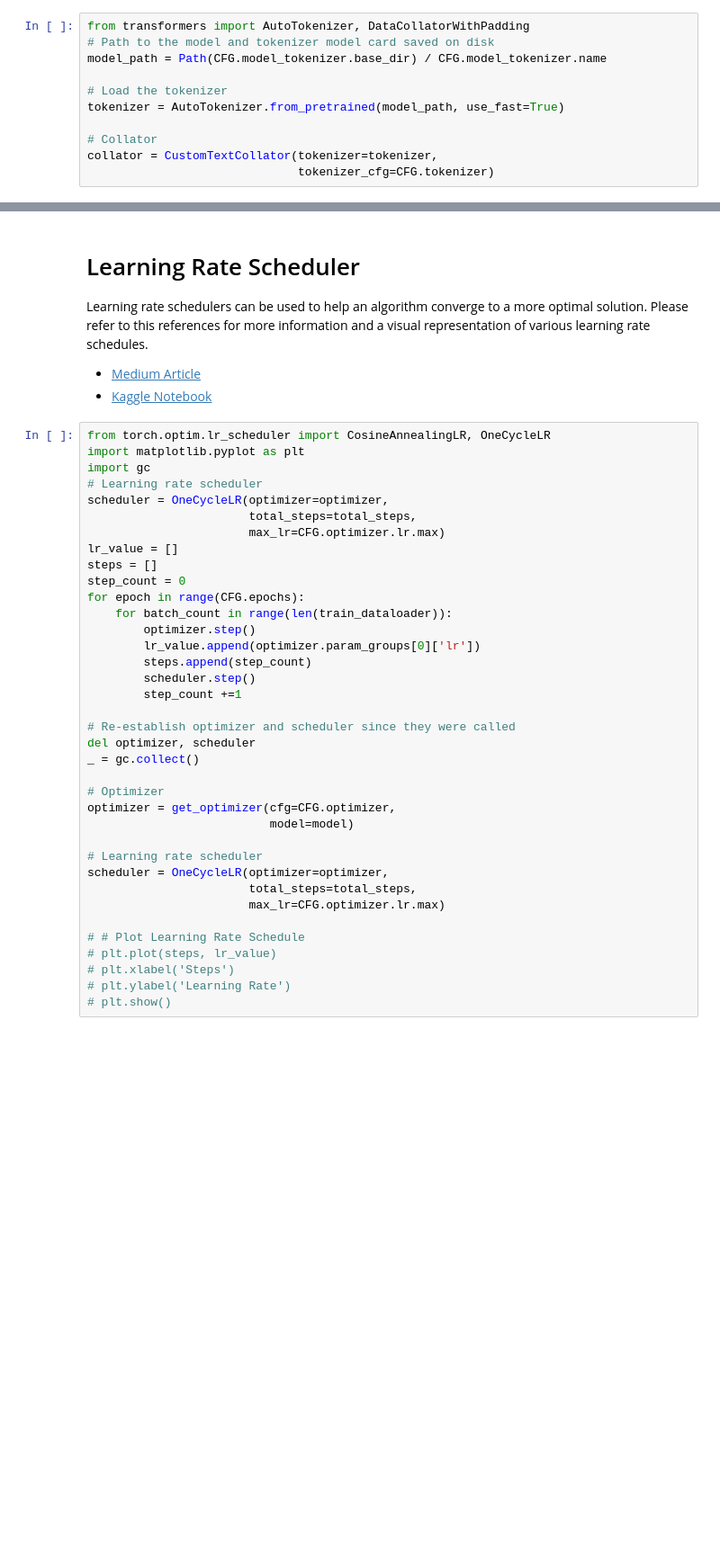
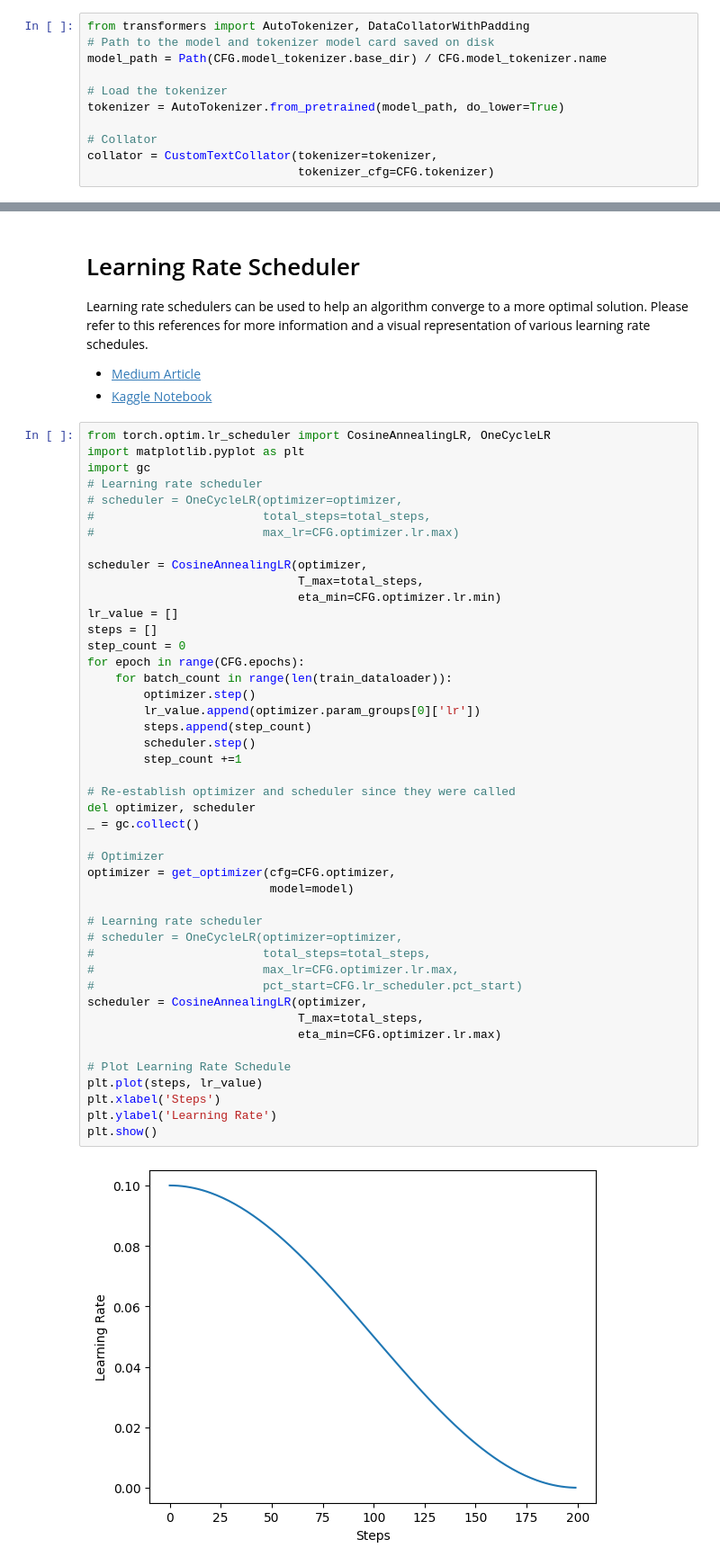
Before and after one commit to mddunlap924/PyTorch-LLM, a Jupyter notebook: notebooks/training.ipynb, the cells around one changed output, grey strips where cells are left out. Shown at 90% size. Saved outputs shown, nothing was run; the diff lists cells and outputs as text; blank space fills up the shorter version.

```diff
--- a/notebooks/training.ipynb
+++ b/notebooks/training.ipynb
@@ -162,7 +162,7 @@ from transformers import AutoTokenizer, DataCollatorWithPadding
 model_path = Path(CFG.model_tokenizer.base_dir) / CFG.model_tokenizer.name
 
 # Load the tokenizer
-tokenizer = AutoTokenizer.from_pretrained(model_path, use_fast=True)
+tokenizer = AutoTokenizer.from_pretrained(model_path, do_lower=True)
 
 # Collator
 collator = CustomTextCollator(tokenizer=tokenizer,
@@ -293,40 +319,50 @@ Learning rate schedulers can be used to help an algorithm converge to a more opt
 # %%
 from torch.optim.lr_scheduler import CosineAnnealingLR, OneCycleLR
 import matplotlib.pyplot as plt
 import gc
 # Learning rate scheduler
-scheduler = OneCycleLR(optimizer=optimizer,
-                       total_steps=total_steps,
-                       max_lr=CFG.optimizer.lr.max)
+# scheduler = OneCycleLR(optimizer=optimizer,
+#                        total_steps=total_steps,
+#                        max_lr=CFG.optimizer.lr.max)
+
+scheduler = CosineAnnealingLR(optimizer,
+                              T_max=total_steps,
+                              eta_min=CFG.optimizer.lr.min)
 lr_value = []
 steps = []
 step_count = 0
 for epoch in range(CFG.epochs):
     for batch_count in range(len(train_dataloader)):
         optimizer.step()
         lr_value.append(optimizer.param_groups[0]['lr'])
         steps.append(step_count)
         scheduler.step()
         step_count +=1
 
 # Re-establish optimizer and scheduler since they were called
 del optimizer, scheduler
 _ = gc.collect()
 
 # Optimizer
 optimizer = get_optimizer(cfg=CFG.optimizer,
                           model=model)
 
 # Learning rate scheduler
-scheduler = OneCycleLR(optimizer=optimizer,
-                       total_steps=total_steps,
-                       max_lr=CFG.optimizer.lr.max)
+# scheduler = OneCycleLR(optimizer=optimizer,
+#                        total_steps=total_steps,
+#                        max_lr=CFG.optimizer.lr.max,
+#                        pct_start=CFG.lr_scheduler.pct_start)
+scheduler = CosineAnnealingLR(optimizer,
+                              T_max=total_steps,
+                              eta_min=CFG.optimizer.lr.max)
 
-# # Plot Learning Rate Schedule
-# plt.plot(steps, lr_value)
-# plt.xlabel('Steps')
-# plt.ylabel('Learning Rate')
-# plt.show()
+# Plot Learning Rate Schedule
+plt.plot(steps, lr_value)
+plt.xlabel('Steps')
+plt.ylabel('Learning Rate')
+plt.show()
+# %% [output]
+[figure, added]
 # %% [markdown]
 # Training
 
```
Also changed, not shown: parts of 11 cells of this notebook, 4 other files.
